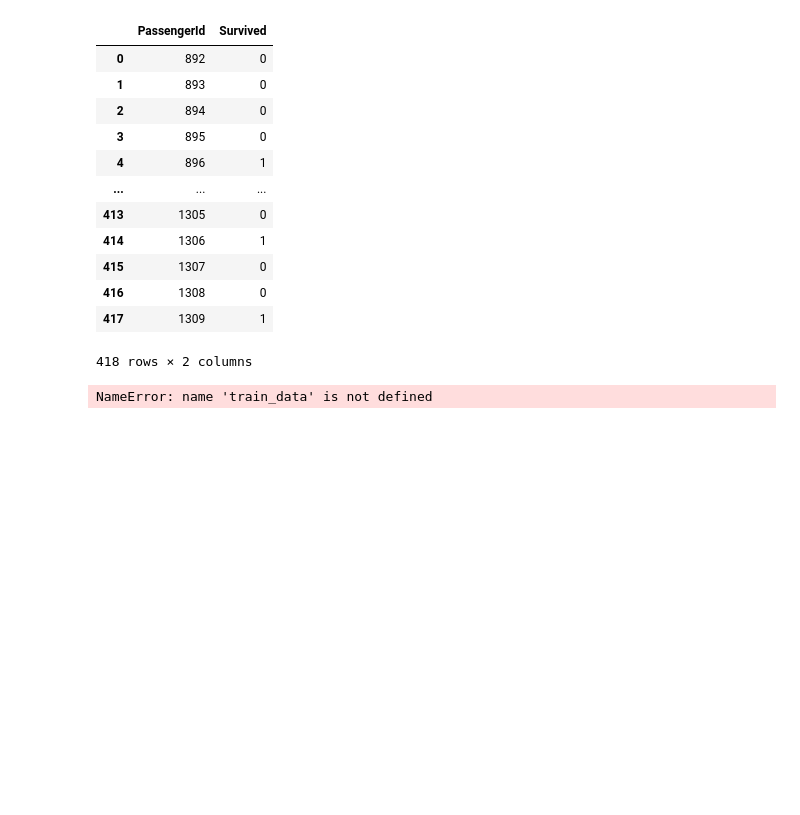
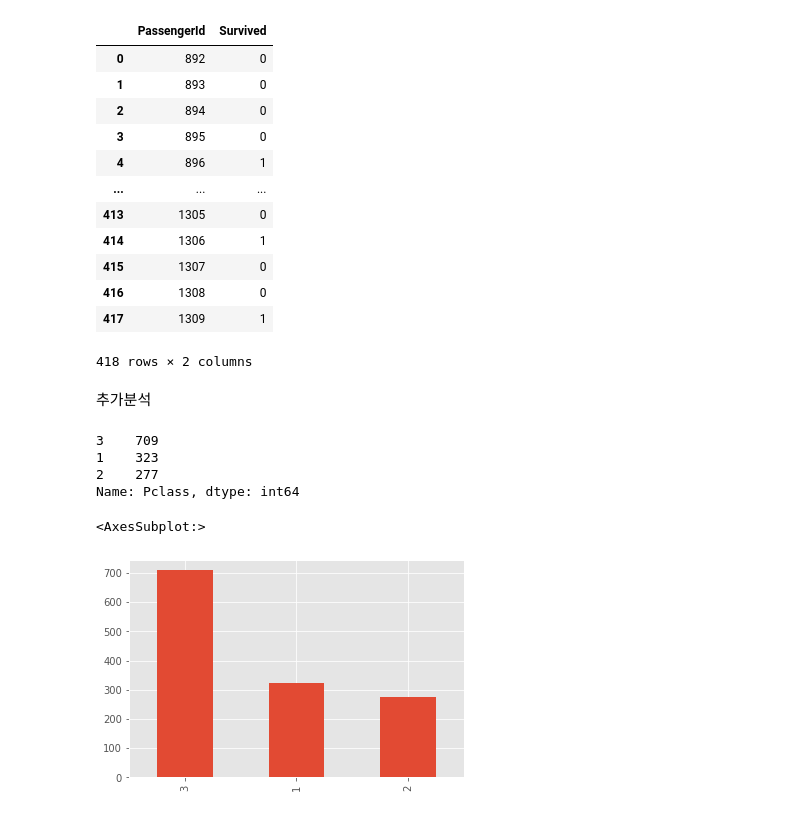
Before and after one commit to hideurface/Learned, a Jupyter notebook: Kaggle/Titanic/titanic.ipynb, the cells around one changed output. Drawn from its saved outputs; the diff is of its cells as text; code cells hidden in the pictures; blank space fills up the shorter version.

```diff
--- a/Kaggle/Titanic/titanic.ipynb
+++ b/Kaggle/Titanic/titanic.ipynb
@@ -615,21 +615,21 @@ submission
 418 rows × 2 columns
 # %%
 submission.to_csv("./submission/titamic_submit02.csv", index=False)
-# %%
-from sklearn.ensemble import RandomForestClassifier
-
-y = train_df["Survived"]
-
-features = ["Pclass", "Sex", "SibSp", "Parch"]
-X = pd.get_dummies(train_data[features])
-X_test = pd.get_dummies(test_data[features])
-
-model = RandomForestClassifier(n_estimators=100, max_depth=5, random_state=1)
-model.fit(X,y)
-predictions = model.predict(X_test)
-
-output = pd.DataFrame({"PassengerID": test_data.PassengerId, 'Survived': predictions})
-output.to_csv('my_submission.csv', index=False)
-print("yai")
-# %% [output]
-NameError: name 'train_data' is not defined
+# %% [markdown]
+추가분석
+# %%
+train_df = pd.read_csv("./data/train.csv")
+test_df = pd.read_csv("./data/test.csv")
+all_df = pd.concat([train_df, test_df], sort=False).reset_index(drop=True)
+# %%
+all_df.Pclass.value_counts()
+# %% [output]
+3    709
+1    323
+2    277
+Name: Pclass, dtype: int64
+# %%
+all_df.Pclass.value_counts().plot.bar()
+# %% [output]
+<AxesSubplot:>
+[figure, added]
```
Also changed, not shown: parts of 38 cells of this notebook, 1 other file.
